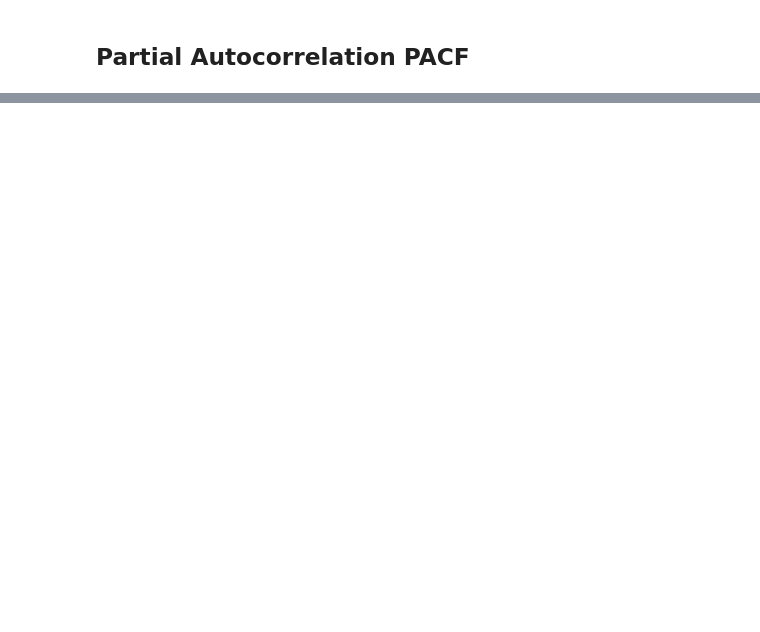
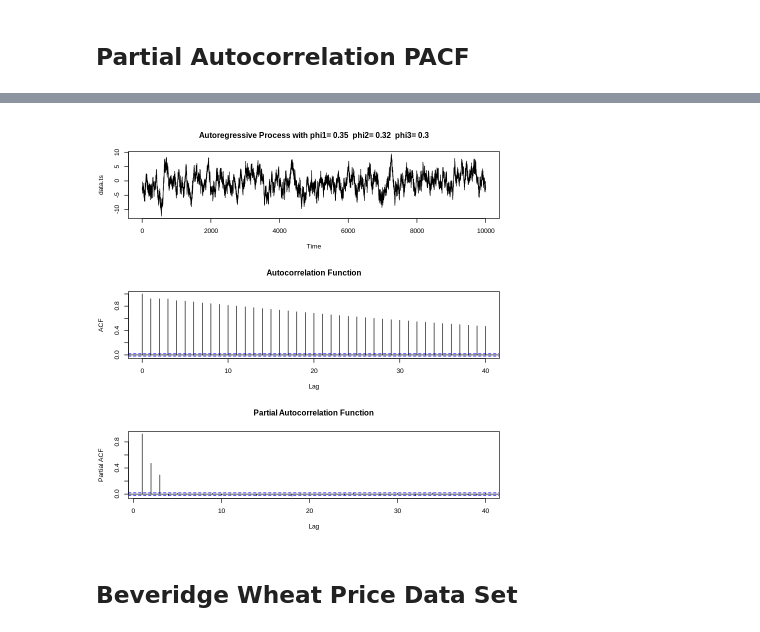
Before and after one commit to waelrash1/time_series_forecasting_dt302-2, a Jupyter notebook: ACF_and_PACF.ipynb, the cells around one changed output, grey strips where cells are left out. Saved outputs shown, nothing was run; the diff lists cells and outputs as text; code cells hidden in the pictures; blank space fills up the shorter version.

```diff
--- a/ACF_and_PACF.ipynb
+++ b/ACF_and_PACF.ipynb
@@ -73,0 +91,13 @@ acf(data.ts, type='partial', main="AR of order 2")
+# %%
+par(mfrow=c(3,1))
+phi.1 = .35; phi.2 = .32; phi.3 = .3;
+data.ts = arima.sim(n = 10000, list(ar = c(phi.1, phi.2, phi.3)))
+plot(data.ts, main= paste("Autoregressive Process with phi1=",
+phi.1," phi2=",phi.2," phi3=",phi.3) )
+acf(data.ts, main="Autocorrelation Function")
+
+acf(data.ts, type="partial", main="Partial Autocorrelation Function")
+# %% [output]
+[figure, added]
+# %% [markdown]
+## Beveridge Wheat Price Data Set
```
Also changed, not shown: parts of 22 cells of this notebook.
